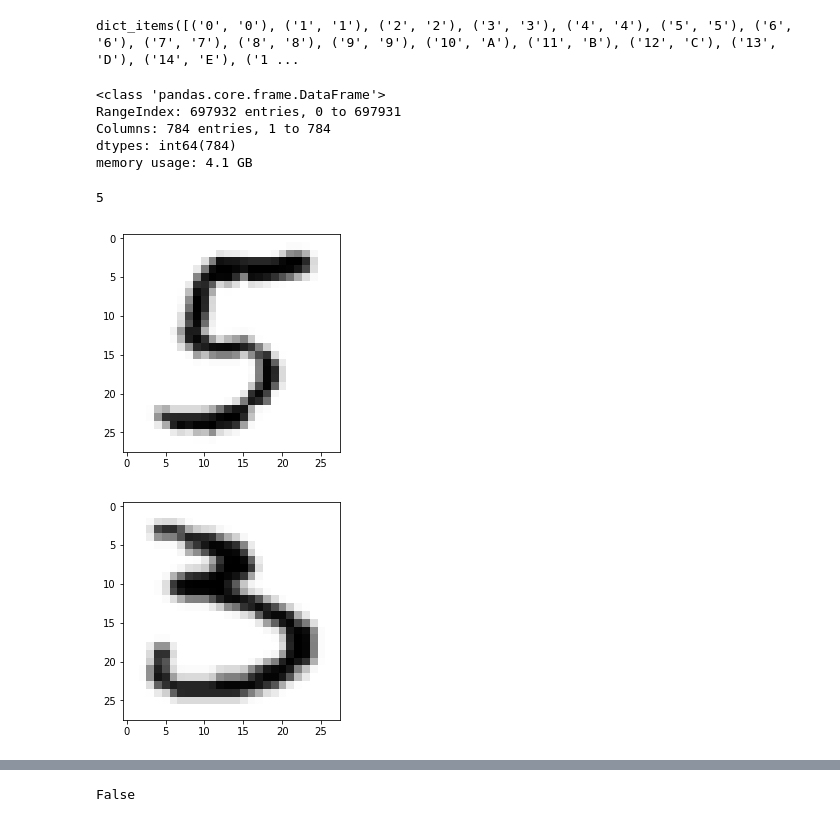
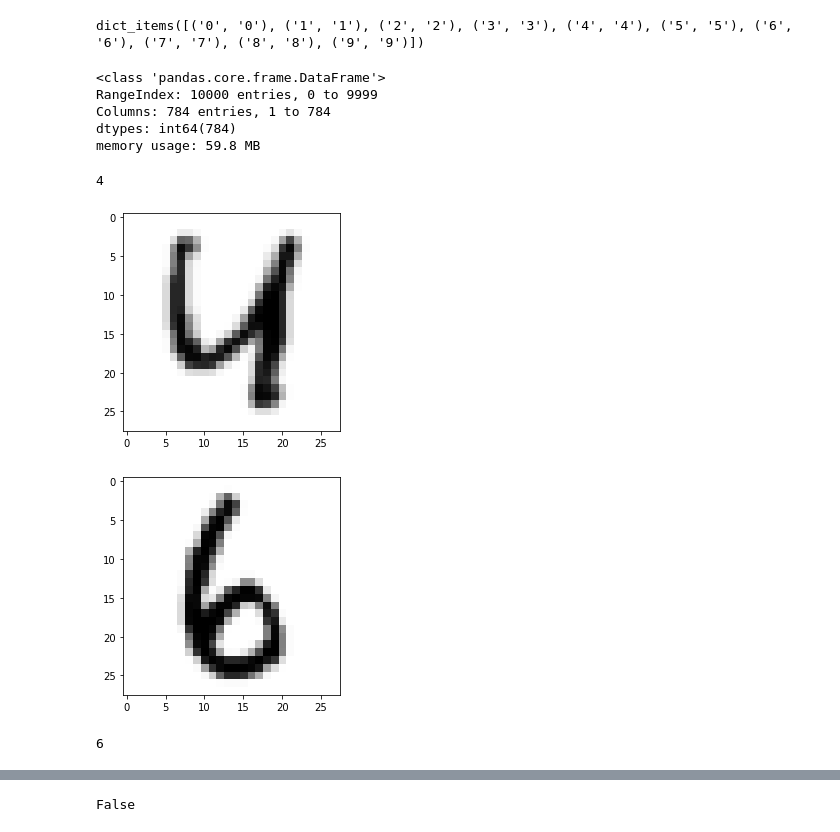
Before and after one commit to piyushbhadauriya/Project--notebook-, a Jupyter notebook: Project-3.ipynb, the cells around one changed output, grey strips where cells are left out. Saved outputs shown, nothing was run; the diff lists cells and outputs as text; code cells hidden in the pictures.

```diff
--- a/Project-3.ipynb
+++ b/Project-3.ipynb
@@ -64,30 +59,18 @@ def getlabeldict(file,path = DATA_PATH):
             lbl_dict[line[0]] = str(chr(int(line[1])))
     return lbl_dict
 # %%
-lbl_dict = getlabeldict('/emnist-bymerge-mapping.txt')
+lbl_dict = getlabeldict('/emnist-mnist-mapping.txt')
 print(lbl_dict.items())
 # %% [output]
-dict_items([('0', '0'), ('1', '1'), ('2', '2'), ('3', '3'), ('4', '4'), ('5', '5'), ('6', '6'), ('7', '7'), ('8', '8'), ('9', '9'), ('10', 'A'), ('11', 'B'), ('12', 'C'), ('13', 'D'), ('14', 'E'), ('1 ...
+dict_items([('0', '0'), ('1', '1'), ('2', '2'), ('3', '3'), ('4', '4'), ('5', '5'), ('6', '6'), ('7', '7'), ('8', '8'), ('9', '9')])
 # %%
-train_data.info()
+test_data.info()
 # %% [output]
 <class 'pandas.core.frame.DataFrame'>
-RangeIndex: 697932 entries, 0 to 697931
+RangeIndex: 10000 entries, 0 to 9999
 Columns: 784 entries, 1 to 784
 dtypes: int64(784)
-memory usage: 4.1 GB
+memory usage: 59.8 MB
-# %%
-import matplotlib as mpl
-import matplotlib.pyplot as plt
-import numpy as np
-print(lbl_dict[str(train_label.values[11])])
-image = train_data.values[11].reshape([28, 28])
-image = image.transpose()
-plt.imshow(image, cmap = mpl.cm.binary)
-plt.show()
-# %% [output]
-5
-[figure, removed]
 # %%
 def rotate(image):
     image = image.reshape([28, 28])
@@ -95,8 +78,24 @@ def rotate(image):
     return image.reshape([28 * 28])
 train_data = np.apply_along_axis(rotate,1,train_data)
 test_data = np.apply_along_axis(rotate,1,test_data)
+# %%
+import matplotlib as mpl
+import matplotlib.pyplot as plt
+%matplotlib inline
+import numpy as np
+def plotImage(n):
+    print(lbl_dict[str(train_label.values[n])])
+    image = train_data[n].reshape([28, 28])
+    plt.imshow(image, cmap = mpl.cm.binary)
+    plt.show()
+plotImage(12)
+# %% [output]
+4
+[figure, added]
 # %%
-plt.imshow(train_data[12].reshape([28, 28]), cmap = mpl.cm.binary)
+plt.imshow(test_data[32].reshape([28, 28]), cmap = mpl.cm.binary)
 plt.show()
+print(lbl_dict[str(test_label.values[32])])
 # %% [output]
-[figure, old version]
+[figure, new version]
+6
```
Also changed, not shown: parts of 17 cells of this notebook, 4 other files.
